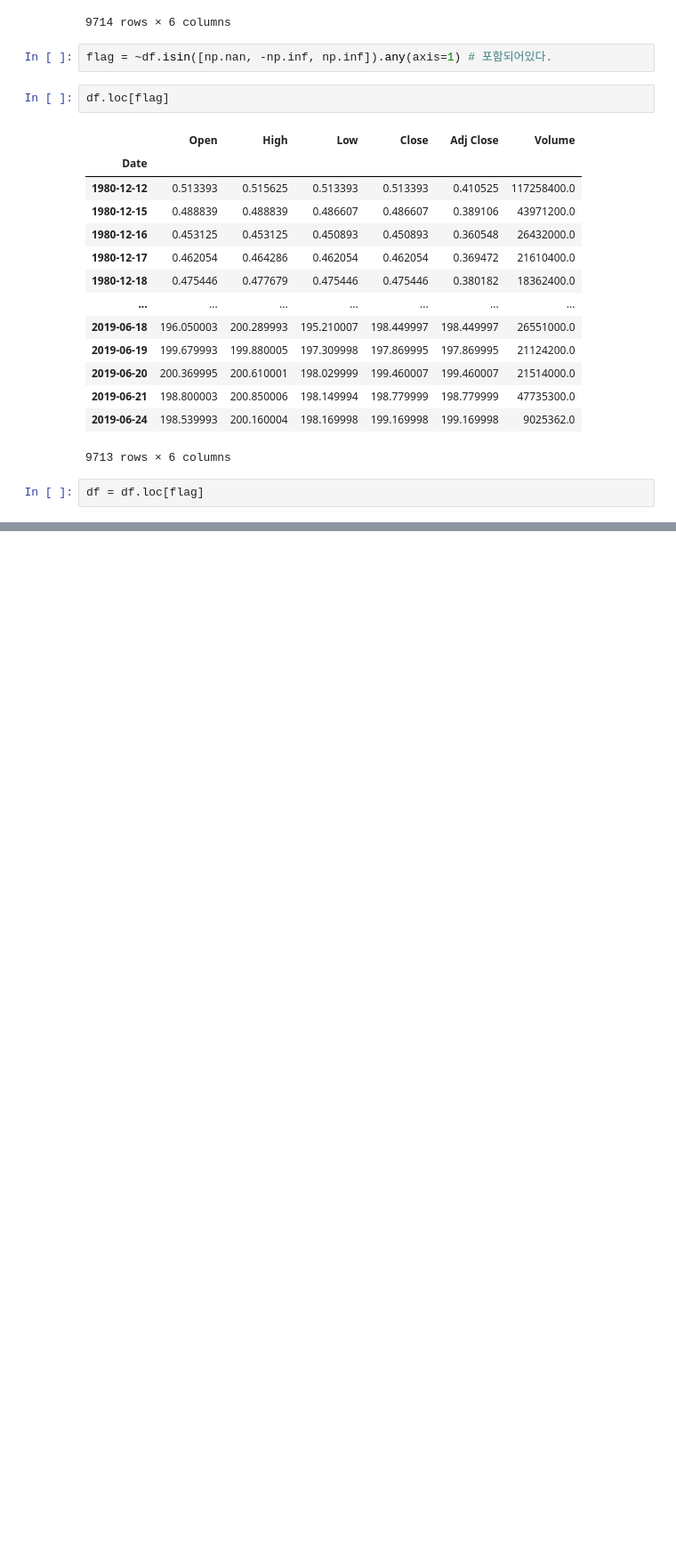
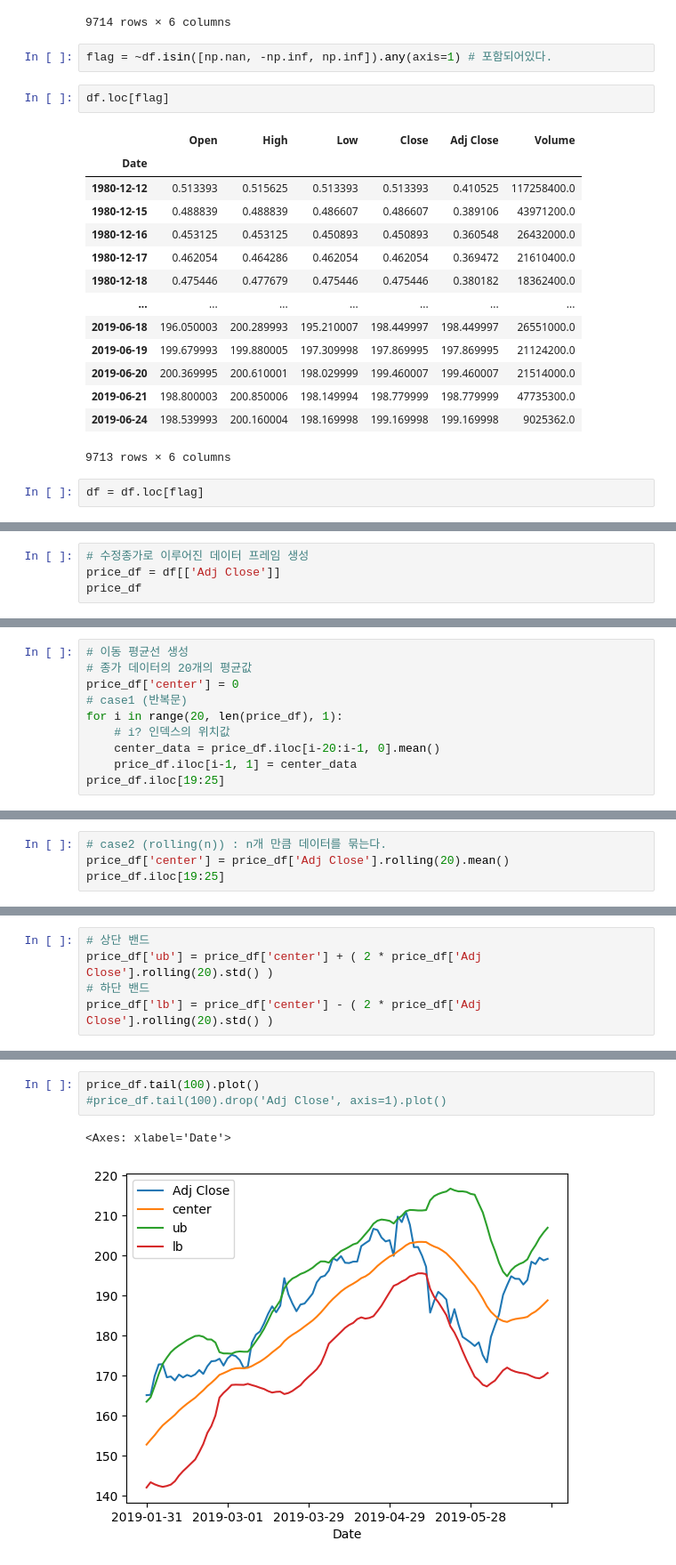
Before and after one commit to mijin-kimm/python-ezen, a Jupyter notebook: 231029/02_pandas.ipynb, the cells around one changed output, grey strips where cells are left out. Shown at 89% size. Cells and saved outputs as stored; diff of their text form; blank space fills up the shorter version.

```diff
--- a/231029/02_pandas.ipynb
+++ b/231029/02_pandas.ipynb
@@ -167,0 +313,4 @@ df = df.loc[flag]
+# %%
+# 수정종가로 이루어진 데이터 프레임 생성
+price_df = df[['Adj Close']]
+price_df
@@ -167,0 +332,10 @@ df = df.loc[flag]
+# %%
+# 이동 평균선 생성
+# 종가 데이터의 20개의 평균값
+price_df['center'] = 0
+# case1 (반복문)
+for i in range(20, len(price_df), 1):
+    # i? 인덱스의 위치값
+    center_data = price_df.iloc[i-20:i-1, 0].mean()
+    price_df.iloc[i-1, 1] = center_data
+price_df.iloc[19:25]
@@ -167,0 +356,4 @@ df = df.loc[flag]
+# %%
+# case2 (rolling(n)) : n개 만큼 데이터를 묶는다.
+price_df['center'] = price_df['Adj Close'].rolling(20).mean()
+price_df.iloc[19:25]
@@ -167,0 +374,5 @@ df = df.loc[flag]
+# %%
+# 상단 밴드
+price_df['ub'] = price_df['center'] + ( 2 * price_df['Adj Close'].rolling(20).std() )
+# 하단 밴드
+price_df['lb'] = price_df['center'] - ( 2 * price_df['Adj Close'].rolling(20).std() )
@@ -167,0 +405,6 @@ df = df.loc[flag]
+# %%
+price_df.tail(100).plot()
+#price_df.tail(100).drop('Adj Close', axis=1).plot()
+# %% [output]
+<Axes: xlabel='Date'>
+[figure, added]
```
Also changed, not shown: parts of 34 cells of this notebook, 1 other file.
